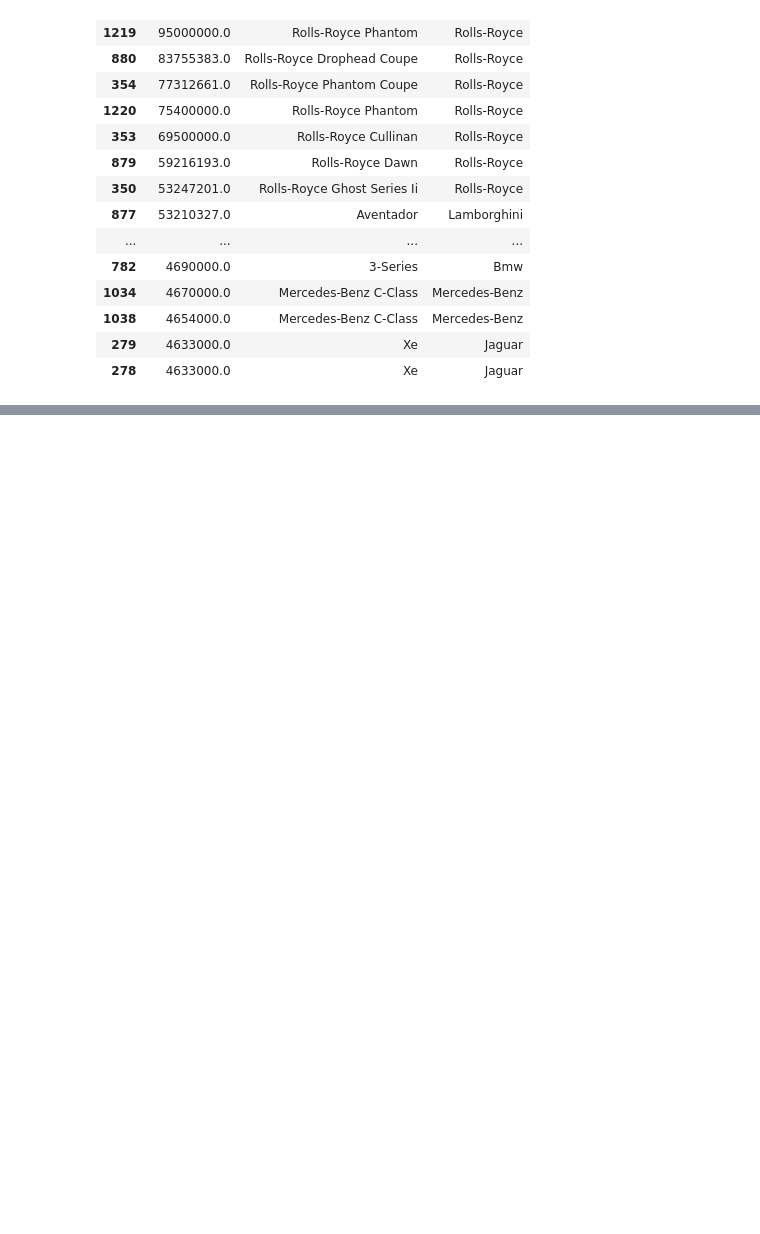
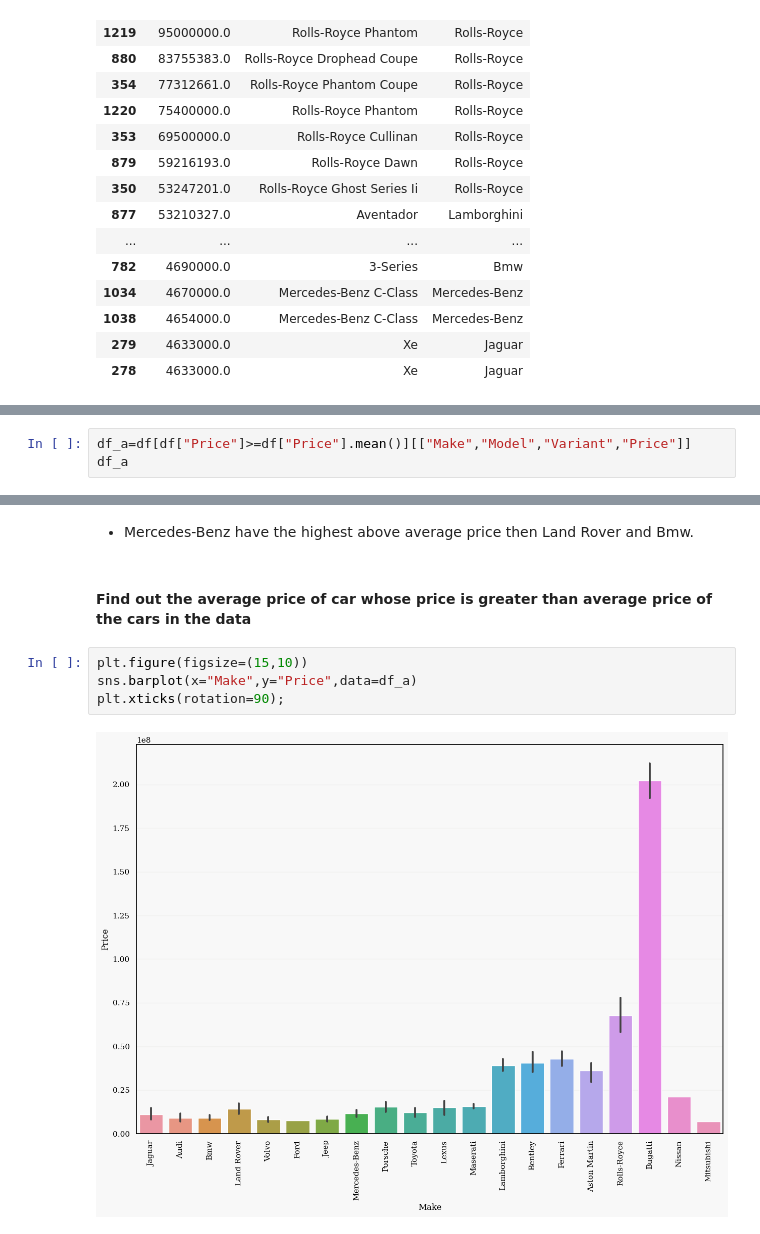
Before and after one commit to Rupanshi30/EDA, a Jupyter notebook: car-exshowroom-price-india-2022.ipynb, the cells around one changed output, grey strips where cells are left out. Saved outputs shown, nothing was run; the diff lists cells and outputs as text; blank space fills up the shorter version.

```diff
--- a/car-exshowroom-price-india-2022.ipynb
+++ b/car-exshowroom-price-india-2022.ipynb
@@ -960,0 +1016,3 @@ https://gist.github.com/mwaskom/de44147ed2974457ad6372750bbe5751
+# %%
+df_a=df[df["Price"]>=df["Price"].mean()][["Make","Model","Variant","Price"]]
+df_a
@@ -960,0 +1065,10 @@ https://gist.github.com/mwaskom/de44147ed2974457ad6372750bbe5751
+# %% [markdown]
+- Mercedes-Benz have the highest above average price then Land Rover and Bmw.
+# %% [markdown]
+#### Find out the average price of car whose price is greater than average price of the cars in the data
+# %%
+plt.figure(figsize=(15,10))
+sns.barplot(x="Make",y="Price",data=df_a)
+plt.xticks(rotation=90);
+# %% [output]
+[figure, added]
```
Also changed, not shown: parts of 78 cells of this notebook.
